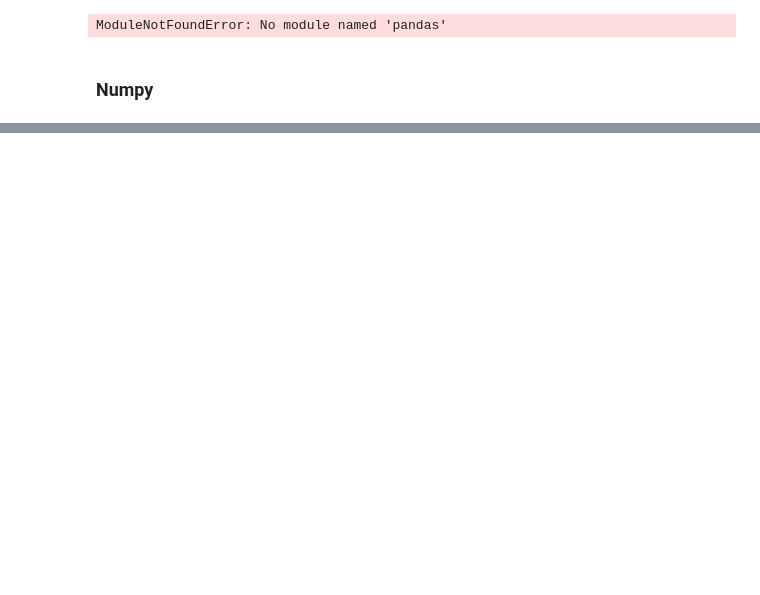
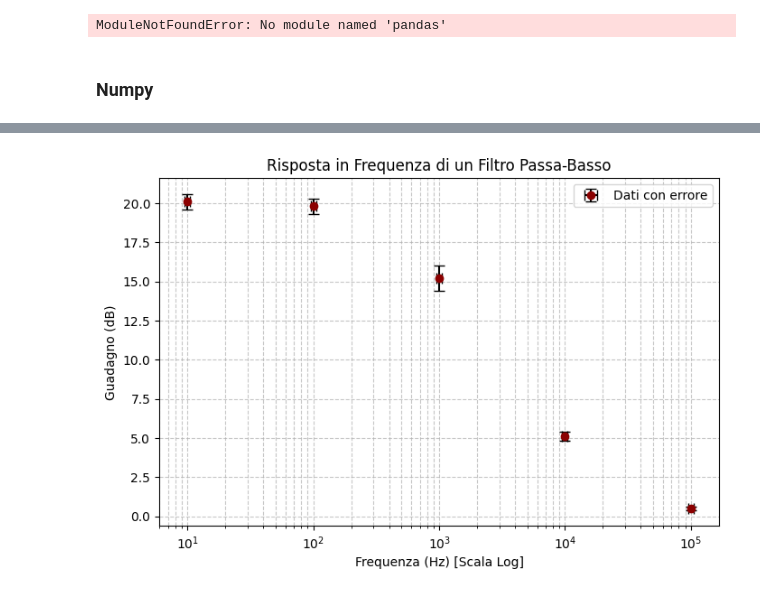
Before and after one commit to Its-mics/Statistica, a Jupyter notebook: laboratorio/appunti_vari.ipynb, the cells around one changed output, grey strips where cells are left out. Drawn from its saved outputs; the diff is of its cells as text; code cells hidden in the pictures; blank space fills up the shorter version.

```diff
--- a/laboratorio/appunti_vari.ipynb
+++ b/laboratorio/appunti_vari.ipynb
@@ -452,0 +601,36 @@ print(a)
+# %%
+import matplotlib.pyplot as plt
+import numpy as np
+
+# Dati di esempio
+frequenze = np.array([10, 100, 1000, 10000, 100000]) # Su più ordini di grandezza
+guadagno = np.array([20.1, 19.8, 15.2, 5.1, 0.5])
+
+# Errori sulle misurazioni (incertezza sperimentale)
+errore_x = frequenze * 0.05  # Errore del 5% sulla frequenza
+errore_y = np.array([0.5, 0.5, 0.8, 0.3, 0.1]) # Errore assoluto sul guadagno
+
+
+# subplots() è un modo più avanzato di creare grafici, ci restituisce due oggetti:
+# 'fig' per la finestra e 'ax' per il riquadro del grafico. Questo ci permette di personalizzare ogni aspetto del grafico in modo più preciso.
+fig, ax = plt.subplots(figsize=(8, 5)) # figsize imposta larghezza e altezza
+
+
+# errorbar disegna i punti e le rispettive croci di errore
+# fmt='o' imposta il marker tondo, capsize imposta le "stanghette" agli estremi degli errori
+ax.errorbar(frequenze, guadagno, xerr=errore_x, yerr=errore_y,
+            fmt='o', color='darkred', ecolor='black', capsize=4, label='Dati con errore')
+
+# Impostiamo la scala LOGARITMICA per l'asse X
+ax.set_xscale('log')
+
+# Personalizzazioni tramite l'oggetto 'ax' (nota che si usa 'set_title' invece di 'plt.title')
+ax.set_title("Risposta in Frequenza di un Filtro Passa-Basso")
+ax.set_xlabel("Frequenza (Hz) [Scala Log]")
+ax.set_ylabel("Guadagno (dB)")
+ax.grid(True, which="both", linestyle='--', alpha=0.7) # 'which="both"' griglia anche i sottomultipli del log
+ax.legend()
+
+plt.show()
+# %% [output]
+[figure, added]
```
Also changed, not shown: parts of 49 cells of this notebook.
